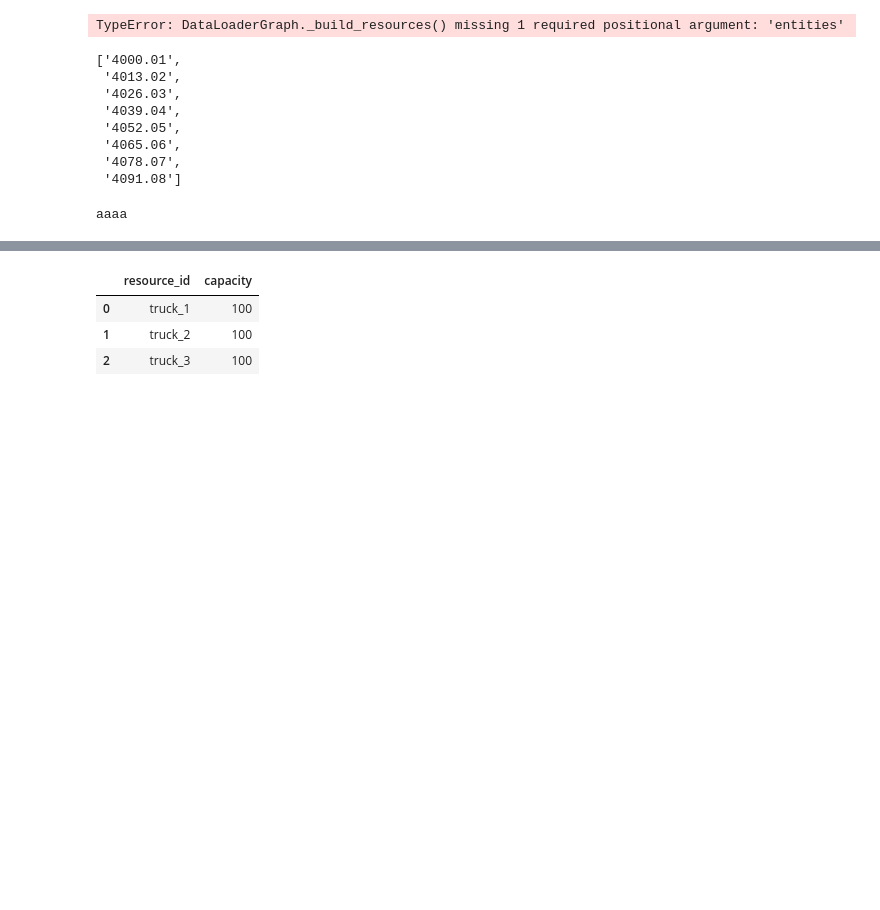
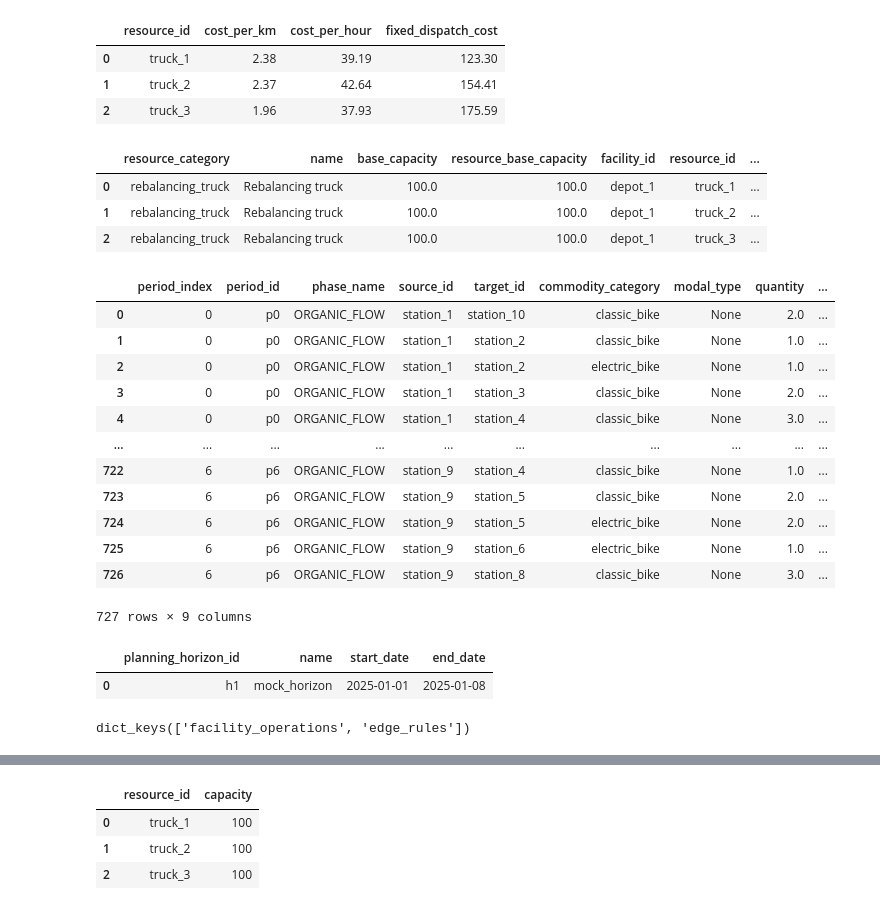
Before and after one commit to vlzm/GFDRR, a Jupyter notebook: notebooks/understand/temp.ipynb, the cells around one changed output, grey strips where cells are left out. Drawn from its saved outputs; the diff is of its cells as text; code cells hidden in the pictures; blank space fills up the shorter version.

```diff
--- a/notebooks/understand/temp.ipynb
+++ b/notebooks/understand/temp.ipynb
@@ -20,9 +20,27 @@ from gbp.consumers.simulator import (
 mock_config = {"n_stations": 8, "n_trips": 200, "n_days": 3, "num_resources":3, "resource_capacity":100}
 
 # %% 3. Source → Raw → Resolved
-mock_loader = DataLoaderMockMinimal(mock_config)
-mock_loader.load_data()
-raw = DataLoaderGraph(mock_loader).load()
+import pandas as pd
+
+from gbp.build.pipeline import build_model
+from gbp.loaders import DataLoaderGraph, DataLoaderMock, GraphLoaderConfig
+
+mock_config = {
+    "n_stations": 10,
+    "n_depots": 2,
+    "n_timestamps": 168,  # 7 days x 24 hours
+    "time_freq": "h",
+    "start_date": "2025-01-01",
+    "num_resources": 3,
+    "resource_capacity": 100,
+    "ebike_fraction": 0.3,
+    "depot_capacity": 200,
+    "seed": 42,
+}
+
+mock = DataLoaderMock(mock_config)
+loader = DataLoaderGraph(mock, GraphLoaderConfig())
+raw = loader.load()
 resolved = build_model(raw)
 
 # %% 4. Simulation
@@ -39,3 +97,33 @@ log_tables = simulation_log.to_dataframes()
+# %%
+mock.df_truck_rates
+# %% [output]
+|  | resource_id | cost_per_km | cost_per_hour | fixed_dispatch_cost |
+| 0 | truck_1 | 2.38 | 39.19 | 123.30 |
+| 1 | truck_2 | 2.37 | 42.64 | 154.41 |
+| 2 | truck_3 | 1.96 | 37.93 | 175.59 |
+# %%
+resolved.resource_spines['group_0']
+# %% [output]
+|  | resource_category | name | base_capacity | resource_base_capacity | facility_id | resource_id | ... |
+| 0 | rebalancing_truck | Rebalancing truck | 100.0 | 100.0 | depot_1 | truck_1 | ... |
+| 1 | rebalancing_truck | Rebalancing truck | 100.0 | 100.0 | depot_1 | truck_2 | ... |
+| 2 | rebalancing_truck | Rebalancing truck | 100.0 | 100.0 | depot_1 | truck_3 | ... |
+# %%
+log_tables['simulation_flow_log']
+# %% [output]
+|  | period_index | period_id | phase_name | source_id | target_id | commodity_category | modal_type | quantity | ... |
+| 0 | 0 | p0 | ORGANIC_FLOW | station_1 | station_10 | classic_bike | None | 2.0 | ... |
+| 1 | 0 | p0 | ORGANIC_FLOW | station_1 | station_2 | classic_bike | None | 1.0 | ... |
+| 2 | 0 | p0 | ORGANIC_FLOW | station_1 | station_2 | electric_bike | None | 1.0 | ... |
+| 3 | 0 | p0 | ORGANIC_FLOW | station_1 | station_3 | classic_bike | None | 2.0 | ... |
+| 4 | 0 | p0 | ORGANIC_FLOW | station_1 | station_4 | classic_bike | None | 3.0 | ... |
+| ... | ... | ... | ... | ... | ... | ... | ... | ... | ... |
+| 722 | 6 | p6 | ORGANIC_FLOW | station_9 | station_4 | classic_bike | None | 1.0 | ... |
+| 723 | 6 | p6 | ORGANIC_FLOW | station_9 | station_5 | classic_bike | None | 2.0 | ... |
+| 724 | 6 | p6 | ORGANIC_FLOW | station_9 | station_5 | electric_bike | None | 2.0 | ... |
+| 725 | 6 | p6 | ORGANIC_FLOW | station_9 | station_6 | electric_bike | None | 1.0 | ... |
+| 726 | 6 | p6 | ORGANIC_FLOW | station_9 | station_8 | classic_bike | None | 3.0 | ... |
+727 rows × 9 columns
 # %%
 # I think it logs we have trips, inventary, mistakes, demand, supply
 # So mistakes its simulation_rejected_dispatches_log
@@ -44,8 +132,4 @@ log_tables = simulation_log.to_dataframes()
 # Also i have simulation_resource_log
 # I my case i don't have resources. But i think i am generating them with default since they are missed.
 # Ok. simulation resources just an empty table
-# %%
-DataLoaderGraph(mock_loader)._build_resources()
-# %% [output]
-TypeError: DataLoaderGraph._build_resources() missing 1 required positional argument: 'entities'
 # %%
@@ -57,19 +141,12 @@ behavior = ll._build_behavior(entities)
 distance_data = ll._build_distance_matrix(entities) if ll._config.build_edges else {}
 resources = ll._build_resources(entities)
 # %%
-entities.station_ids
+temporal['planning_horizon']
 # %% [output]
-['4000.01',
- '4013.02',
- '4026.03',
- '4039.04',
- '4052.05',
- '4065.06',
- '4078.07',
- '4091.08']
+|  | planning_horizon_id | name | start_date | end_date |
+| 0 | h1 | mock_horizon | 2025-01-01 | 2025-01-08 |
 # %%
-if not entities.depot_ids:
-    print('aaaa')
+behavior.keys()
 # %% [output]
-aaaa
+dict_keys(['facility_operations', 'edge_rules'])
 # %%
```
Also changed, not shown: parts of 5 cells of this notebook, 1 other file.
